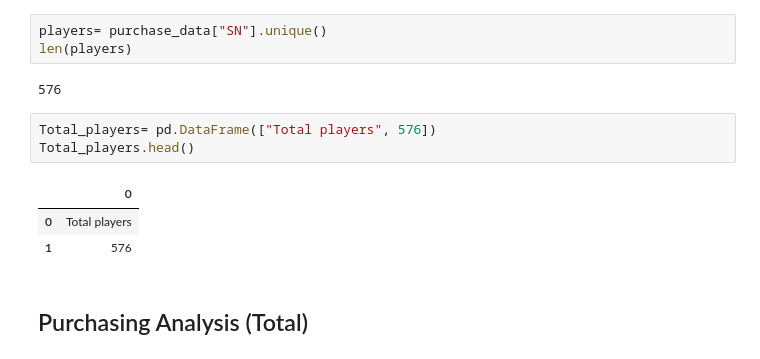
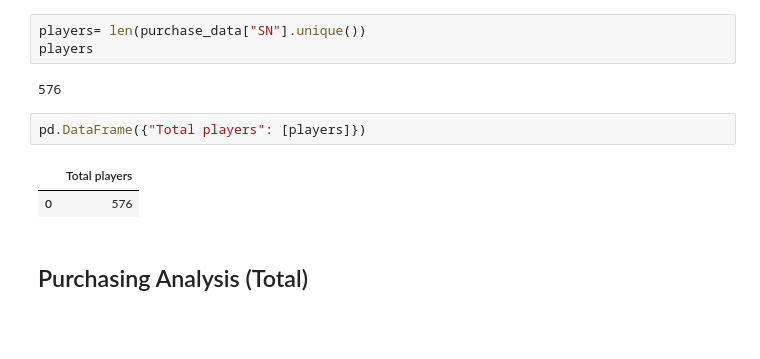
Before and after one commit to gnzamudio/pandas-challenge, a Jupyter notebook: Pymoli/HeroesOfPymoli.ipynb, the cells around one changed output. Drawn from its saved outputs; the diff is of its cells as text; blank space fills up the shorter version.

```diff
--- a/Pymoli/HeroesOfPymoli.ipynb
+++ b/Pymoli/HeroesOfPymoli.ipynb
@@ -28,17 +28,15 @@ purchase_data.head()
 # %% [markdown]
 * Display the total number of players
 # %%
-players= purchase_data["SN"].unique()
-len(players)
+players= len(purchase_data["SN"].unique())
+players
 # %% [output]
 576
 # %%
-Total_players= pd.DataFrame(["Total players", 576])
-Total_players.head()
+pd.DataFrame({"Total players": [players]})
 # %% [output]
-|  | 0 |
-| 0 | Total players |
-| 1 | 576 |
+|  | Total players |
+| 0 | 576 |
 # %% [markdown]
 ## Purchasing Analysis (Total)
 # %% [markdown]
```
Also changed, not shown: parts of 11 cells of this notebook.
